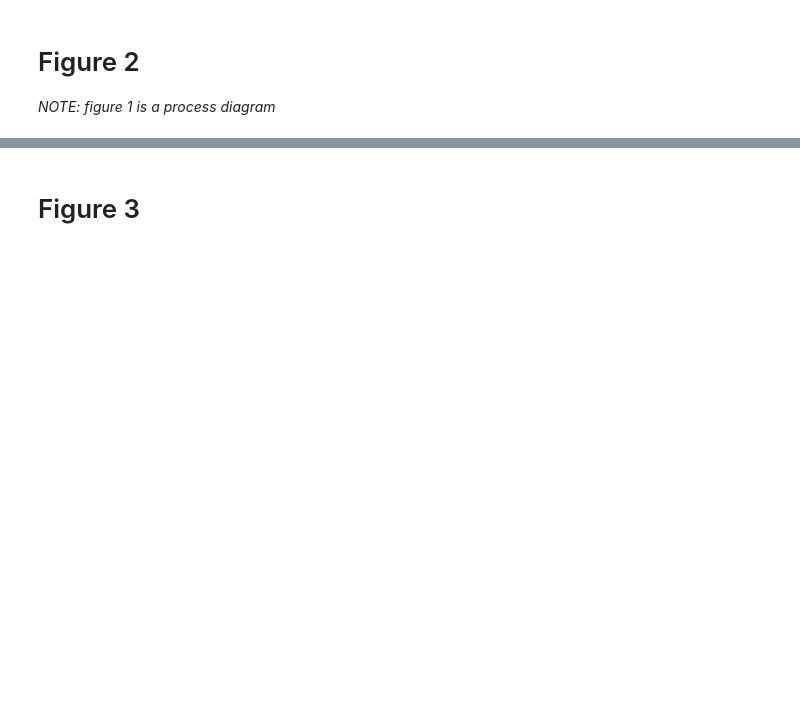
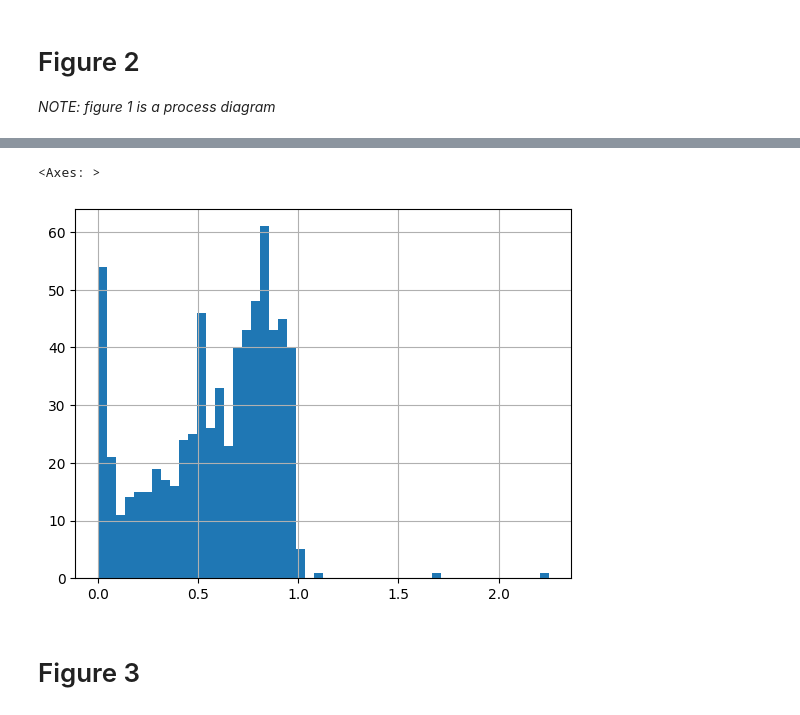
Before and after one commit to SerpRateAI/AI-pipeline-boreholes, a Jupyter notebook: paper-figures.ipynb, the cells around one changed output, grey strips where cells are left out. Cells and saved outputs as stored; diff of their text form; code cells hidden in the pictures; blank space fills up the shorter version.

```diff
--- a/paper-figures.ipynb
+++ b/paper-figures.ipynb
@@ -168,3 +207,8 @@ fig.savefig('physical_measurements.pdf', bbox_inches='tight')
+# %%
+fig2_df.TOP_DEPTH.dropna().diff().hist(bins=50)
+# %% [output]
+<Axes: >
+[figure, added]
 # %% [markdown]
 # Figure 3
 # %%
```
Also changed, not shown: parts of 10 cells of this notebook, 6 other files.
